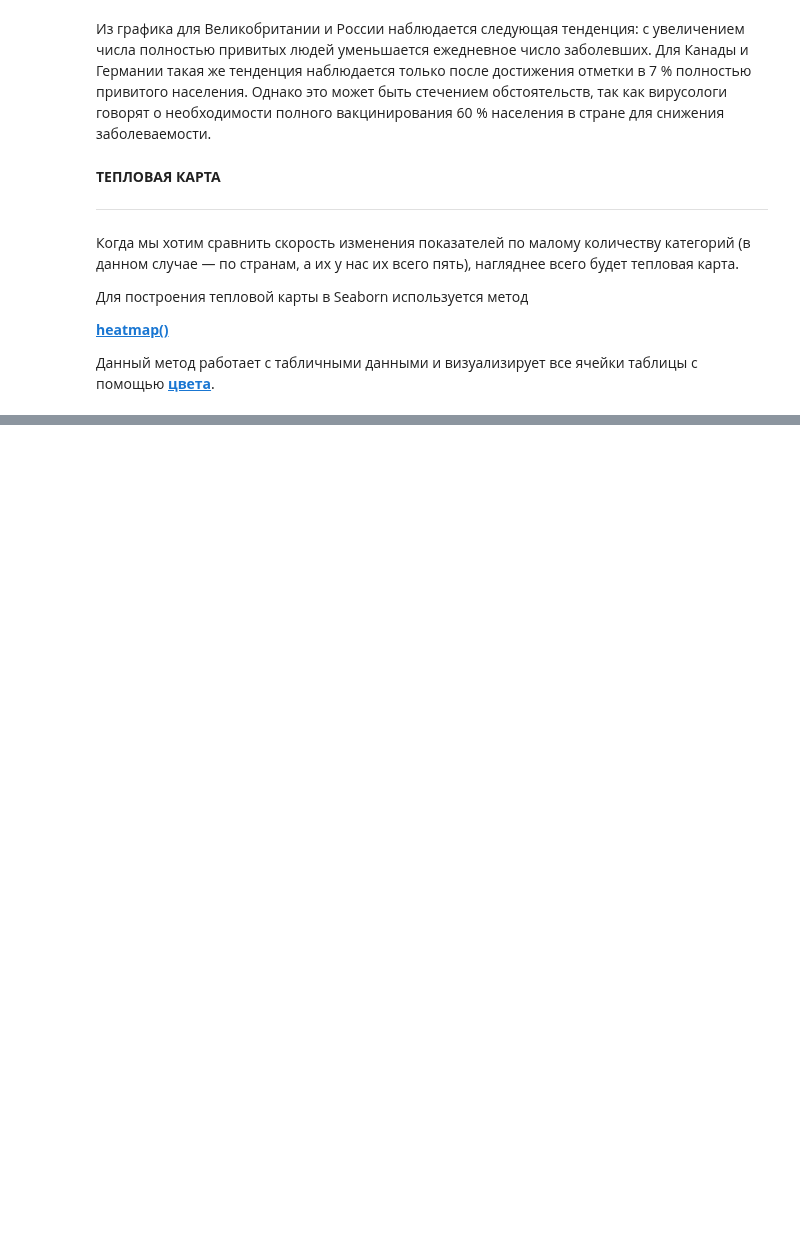
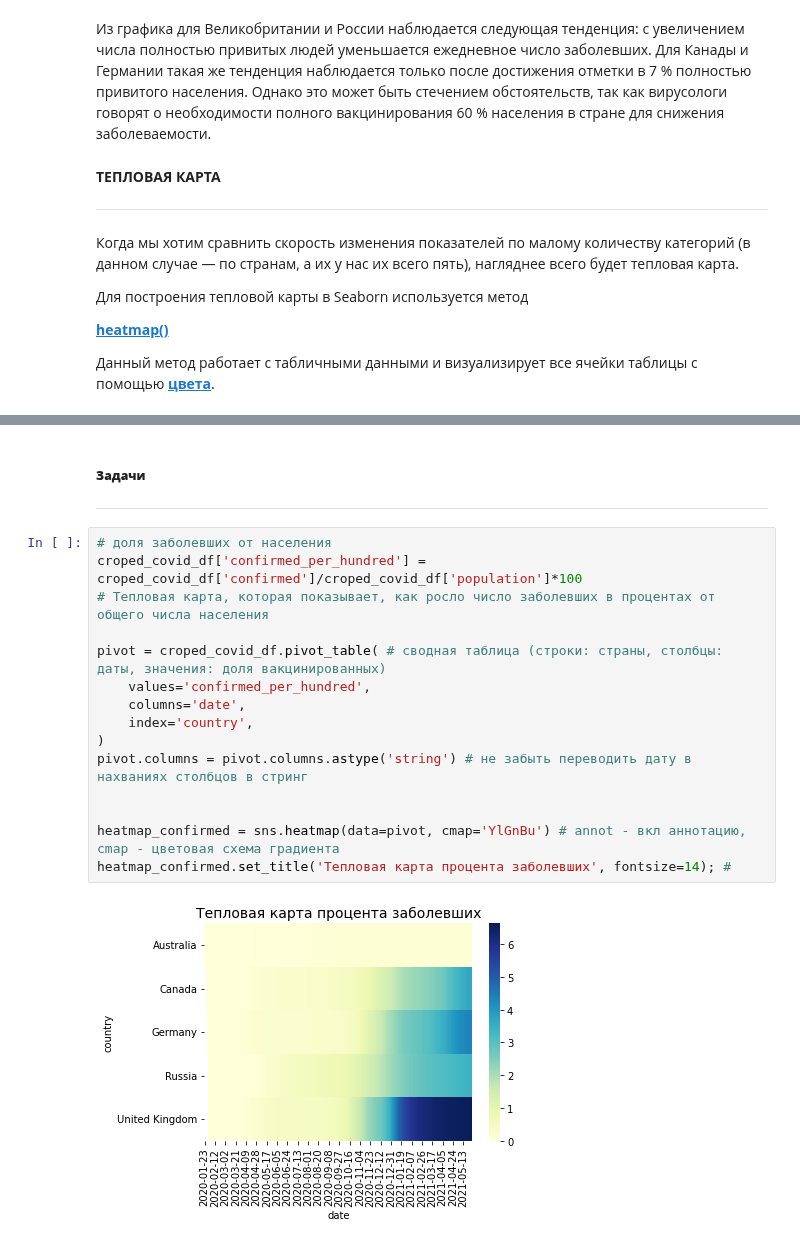
Before and after one commit to royvudgren/sf_datascience_practice, a Jupyter notebook: PYTHON-13 VISUALISATION/6 seaborn.ipynb, the cells around one changed output, grey strips where cells are left out. Cells and saved outputs as stored; diff of their text form; blank space fills up the shorter version.

```diff
--- a/PYTHON-13 VISUALISATION/6 seaborn.ipynb
+++ b/PYTHON-13 VISUALISATION/6 seaborn.ipynb
@@ -194,0 +203,20 @@ heatmap.set_title('Тепловая карта вакцинации', fontsize=1
+# %% [markdown]
+##### **Задачи**
+***
+# %%
+# доля заболевших от населения
+croped_covid_df['confirmed_per_hundred'] = croped_covid_df['confirmed']/croped_covid_df['population']*100
+# Тепловая карта, которая показывает, как росло число заболевших в процентах от общего числа населения
+
+pivot = croped_covid_df.pivot_table( # сводная таблица (строки: страны, столбцы: даты, значения: доля вакцинированных)
+    values='confirmed_per_hundred',
+    columns='date',
+    index='country',
+)
+pivot.columns = pivot.columns.astype('string') # не забыть переводить дату в нахваниях столбцов в стринг
+
+
+heatmap_confirmed = sns.heatmap(data=pivot, cmap='YlGnBu') # annot - вкл аннотацию, cmap - цветовая схема градиента
+heatmap_confirmed.set_title('Тепловая карта процента заболевших', fontsize=14); #
+# %% [output]
+[figure, added]
```
Also changed, not shown: parts of 3 cells of this notebook, 2 other files.
